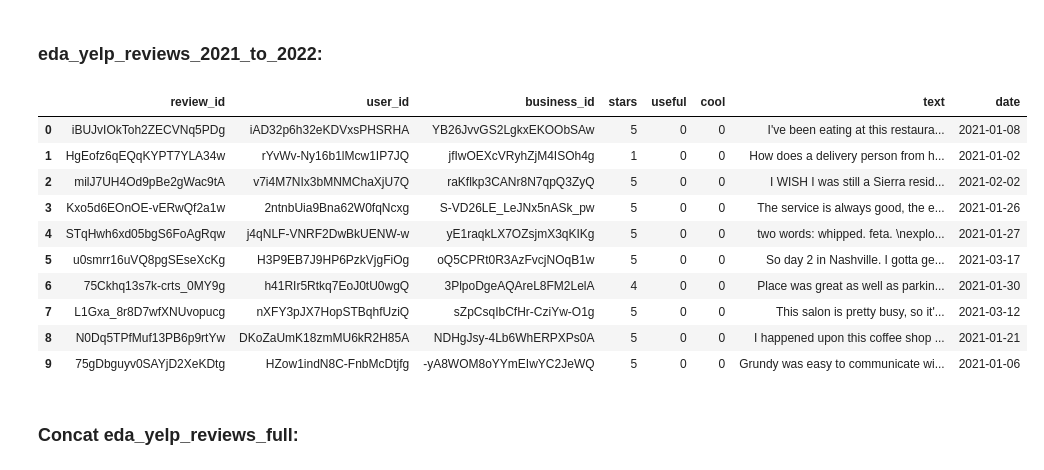
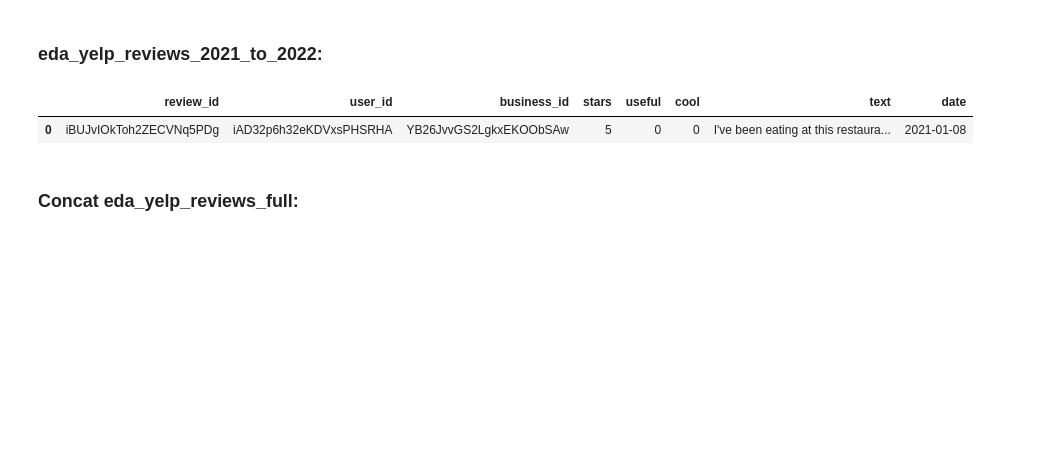
Before and after one commit to lesmengp/Proyecto-Final-Grupo-07, a Jupyter notebook: Proyecto-Final-Grupo-07-main/Sistema ML/ML_introduction.ipynb, the cells around one changed output. Drawn from its saved outputs; the diff is of its cells as text; code cells hidden in the pictures; blank space fills up the shorter version.

```diff
--- a/Proyecto-Final-Grupo-07-main/Sistema ML/ML_introduction.ipynb
+++ b/Proyecto-Final-Grupo-07-main/Sistema ML/ML_introduction.ipynb
@@ -183,19 +189,10 @@ eda_yelp_reviews_2018_to_2020.head(10)
 # %%
 eda_yelp_reviews_2021_to_2022 = pd.read_parquet('../../../Eda_datasets/eda_yelp_reviews_2021_to_2022.parquet')
 # %%
-eda_yelp_reviews_2021_to_2022.head(10)
+eda_yelp_reviews_2021_to_2022.head(1)
 # %% [output]
 |  | review_id | user_id | business_id | stars | useful | cool | text | date |
 | 0 | iBUJvIOkToh2ZECVNq5PDg | iAD32p6h32eKDVxsPHSRHA | YB26JvvGS2LgkxEKOObSAw | 5 | 0 | 0 | I've been eating at this restaura... | 2021-01-08 |
-| 1 | HgEofz6qEQqKYPT7YLA34w | rYvWv-Ny16b1lMcw1IP7JQ | jfIwOEXcVRyhZjM4ISOh4g | 1 | 0 | 0 | How does a delivery person from h... | 2021-01-02 |
-| 2 | milJ7UH4Od9pBe2gWac9tA | v7i4M7NIx3bMNMChaXjU7Q | raKflkp3CANr8N7qpQ3ZyQ | 5 | 0 | 0 | I WISH I was still a Sierra resid... | 2021-02-02 |
-| 3 | Kxo5d6EOnOE-vERwQf2a1w | 2ntnbUia9Bna62W0fqNcxg | S-VD26LE_LeJNx5nASk_pw | 5 | 0 | 0 | The service is always good, the e... | 2021-01-26 |
-| 4 | STqHwh6xd05bgS6FoAgRqw | j4qNLF-VNRF2DwBkUENW-w | yE1raqkLX7OZsjmX3qKIKg | 5 | 0 | 0 | two words: whipped. feta. \nexplo... | 2021-01-27 |
-| 5 | u0smrr16uVQ8pgSEseXcKg | H3P9EB7J9HP6PzkVjgFiOg | oQ5CPRt0R3AzFvcjNOqB1w | 5 | 0 | 0 | So day 2 in Nashville. I gotta ge... | 2021-03-17 |
-| 6 | 75Ckhq13s7k-crts_0MY9g | h41RIr5Rtkq7EoJ0tU0wgQ | 3PlpoDgeAQAreL8FM2LelA | 4 | 0 | 0 | Place was great as well as parkin... | 2021-01-30 |
-| 7 | L1Gxa_8r8D7wfXNUvopucg | nXFY3pJX7HopSTBqhfUziQ | sZpCsqIbCfHr-CziYw-O1g | 5 | 0 | 0 | This salon is pretty busy, so it'... | 2021-03-12 |
-| 8 | N0Dq5TPfMuf13PB6p9rtYw | DKoZaUmK18zmMU6kR2H85A | NDHgJsy-4Lb6WhERPXPs0A | 5 | 0 | 0 | I happened upon this coffee shop ... | 2021-01-21 |
-| 9 | 75gDbguyv0SAYjD2XeKDtg | HZow1indN8C-FnbMcDtjfg | -yA8WOM8oYYmEIwYC2JeWQ | 5 | 0 | 0 | Grundy was easy to communicate wi... | 2021-01-06 |
 # %% [markdown]
 ### Concat eda_yelp_reviews_full:
 # %%
```
Also changed, not shown: parts of 13 cells of this notebook, 1 other file.
